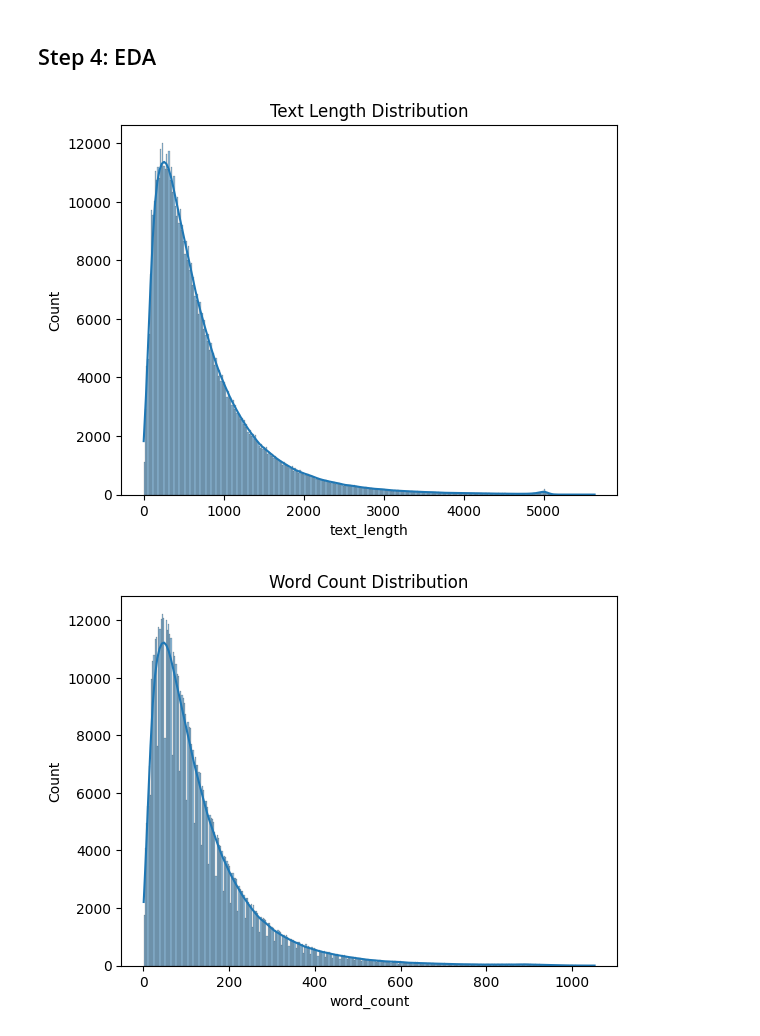
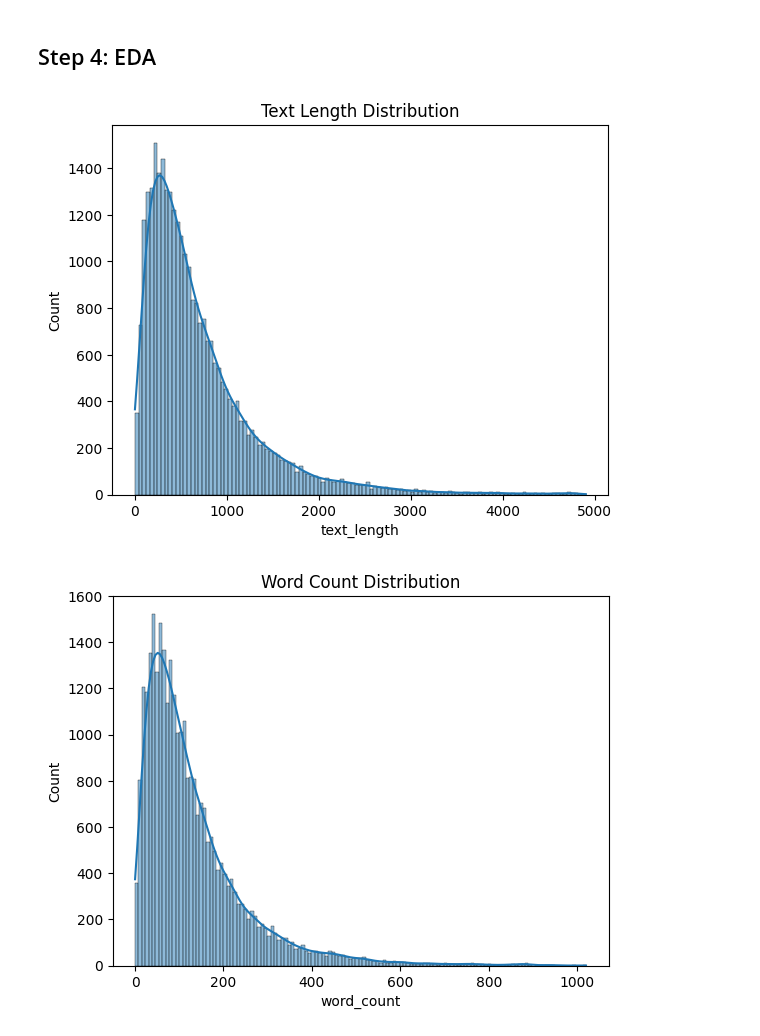
Before and after one commit to kkuc100/Yelp-Sentiment-Analysis, a Jupyter notebook: EDA/yelp_eda.ipynb, the cells around one changed output. Cells and saved outputs as stored; diff of their text form; code cells hidden in the pictures.

```diff
--- a/EDA/yelp_eda.ipynb
+++ b/EDA/yelp_eda.ipynb
@@ -120,16 +120,16 @@ Name: count, dtype: int64
 # %% [markdown]
 Binary
 # %%
-## define outcome variable with 0 being negative and 1 being positive##
+## define outcome variable with 0 being negative, 1 being mixed, and 2 being positive and ##
 #############################
 
 #Remove 3 star food reviews
-sampled_df = sampled_df[sampled_df['label']!=2]
+#sampled_df = sampled_df[sampled_df['label']!=2]
 
-rating_dict = {0: 0, 1: 0, 3: 1, 4: 1}
+rating_dict = {0: 0, 1: 0, 2: 1, 3: 2, 4: 2}
 
 sampled_df["label"] = sampled_df.label.map(rating_dict)
-sampled_df["label"].value_counts()
+sampled_df["label"].value_counts().sort_index()
 # %% [output]
 label
 0    20015
@@ -137,0 +141,25 @@ Name: count, dtype: int64
+# %%
+df_negative_class = sampled_df[sampled_df['label'] == 0]
+df_mixed_class = sampled_df[sampled_df['label'] == 1]
+df_positive_class = sampled_df[sampled_df['label'] == 2]
+
+
+# Resample the negative and positive class to match mixed class
+df_negative_class_downsampled = resample(df_negative_class,
+                                  replace=False,
+                                  n_samples=len(df_mixed_class),
+                                  random_state=1)
+
+df_positive_class_downsampled = resample(df_positive_class,
+                                  replace=False,
+                                  n_samples=len(df_mixed_class),
+                                  random_state=1)
+
+# Combine all classes
+df_balanced = pd.concat([df_negative_class_downsampled, df_mixed_class, df_positive_class_downsampled])
+
+# Shuffle the dataset
+df_balanced = df_balanced.sample(frac=1).reset_index(drop=True)
+
+#check the balanced dataset
+df_balanced["label"].value_counts().sort_index()
@@ -166,4 +200,4 @@ def preprocess_review(review):
     review = ' '.join(review.split())
     return review
 
-sampled_df['text'] = sampled_df['text'].apply(preprocess_review)
+df_balanced['text'] = df_balanced['text'].apply(preprocess_review)
@@ -175,17 +225,17 @@ sampled_df.to_csv(csv_filename, index=False)
 ## Step 4: EDA
 # %%
 #Analyze text length and word count
-df['text_length'] = df['text'].apply(len)
-df['word_count'] = df['text'].apply(lambda x: len(x.split()))
+df_balanced['text_length'] = df_balanced['text'].apply(len)
+df_balanced['word_count'] = df_balanced['text'].apply(lambda x: len(x.split()))
 
-sns.histplot(df['text_length'], kde=True)
+sns.histplot(df_balanced['text_length'], kde=True)
 plt.title('Text Length Distribution')
 plt.show()
 
-sns.histplot(df['word_count'], kde=True)
+sns.histplot(df_balanced['word_count'], kde=True)
 plt.title('Word Count Distribution')
 plt.show()
 # %% [output]
-[figure, old version]
+[figure, new version]
-[figure, old version]
+[figure, new version]
 # %%
```
Also changed, not shown: parts of 8 cells of this notebook, 1 other file.
